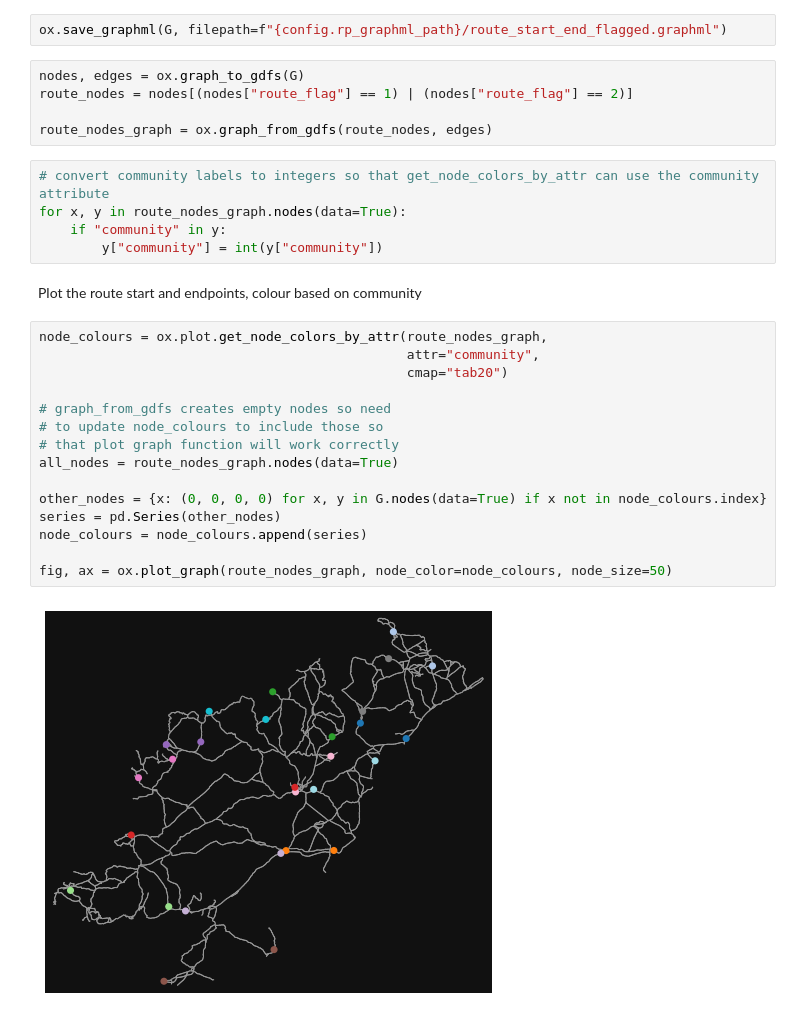
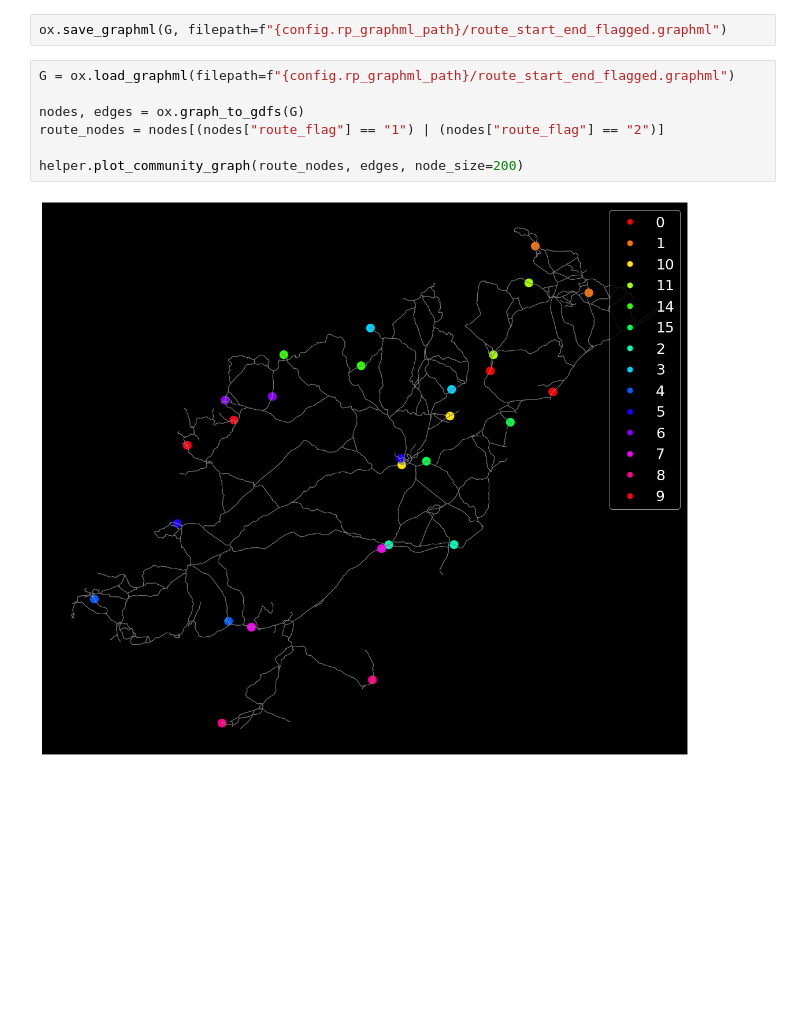
Before and after one commit to ancodia/donegal-bus-routes, a Jupyter notebook: route_planning/notebooks/node_ranking.ipynb, the cells around one changed output. Saved outputs shown, nothing was run; the diff lists cells and outputs as text; blank space fills up the shorter version.

```diff
--- a/route_planning/notebooks/node_ranking.ipynb
+++ b/route_planning/notebooks/node_ranking.ipynb
@@ -157,31 +154,11 @@ v
 # %%
 ox.save_graphml(G, filepath=f"{config.rp_graphml_path}/route_start_end_flagged.graphml")
 # %%
+G = ox.load_graphml(filepath=f"{config.rp_graphml_path}/route_start_end_flagged.graphml")
+
 nodes, edges = ox.graph_to_gdfs(G)
-route_nodes = nodes[(nodes["route_flag"] == 1) | (nodes["route_flag"] == 2)]
+route_nodes = nodes[(nodes["route_flag"] == "1") | (nodes["route_flag"] == "2")]
 
-route_nodes_graph = ox.graph_from_gdfs(route_nodes, edges)
+helper.plot_community_graph(route_nodes, edges, node_size=200)
+# %% [output]
+[figure, added]
-# %%
-# convert community labels to integers so that get_node_colors_by_attr can use the community attribute
-for x, y in route_nodes_graph.nodes(data=True):
-    if "community" in y:
-        y["community"] = int(y["community"])
-# %% [markdown]
-Plot the route start and endpoints, colour based on community
-# %%
-node_colours = ox.plot.get_node_colors_by_attr(route_nodes_graph,
-                                               attr="community",
-                                               cmap="tab20")
-
-# graph_from_gdfs creates empty nodes so need
-# to update node_colours to include those so
-# that plot graph function will work correctly
-all_nodes = route_nodes_graph.nodes(data=True)
-
-other_nodes = {x: (0, 0, 0, 0) for x, y in G.nodes(data=True) if x not in node_colours.index}
-series = pd.Series(other_nodes)
-node_colours = node_colours.append(series)
-
-fig, ax = ox.plot_graph(route_nodes_graph, node_color=node_colours, node_size=50)
-# %% [output]
-[figure, removed]
```
Also changed, not shown: parts of 1 cell of this notebook, 2 other files.
